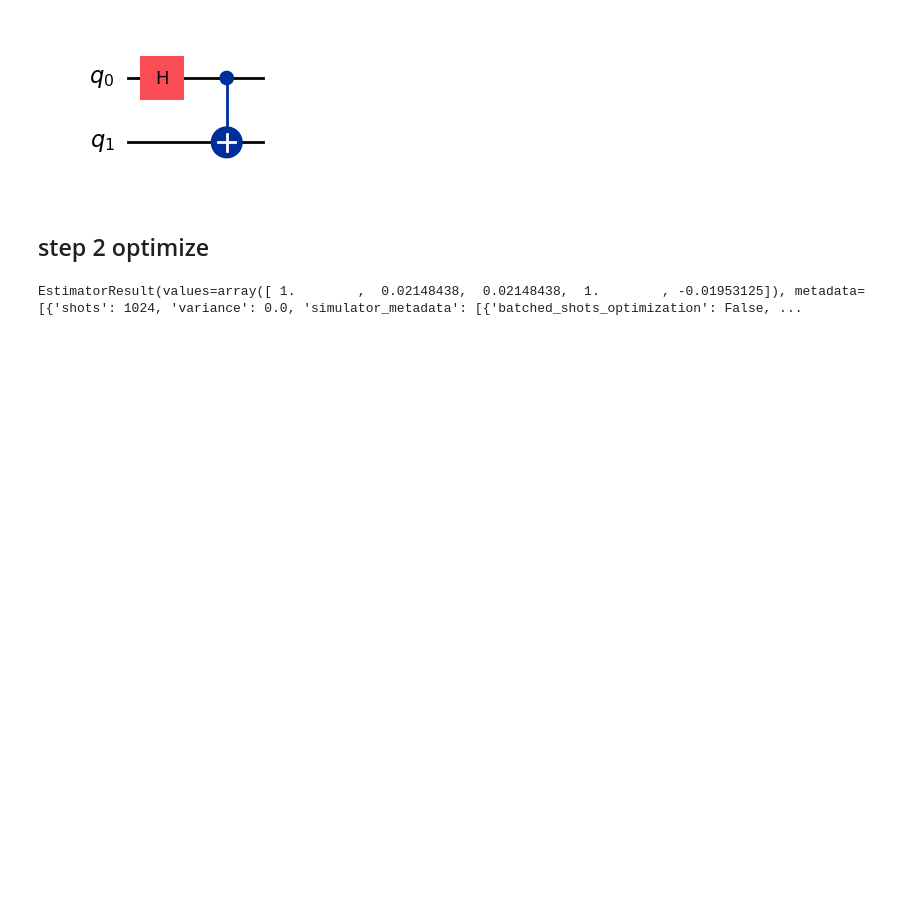
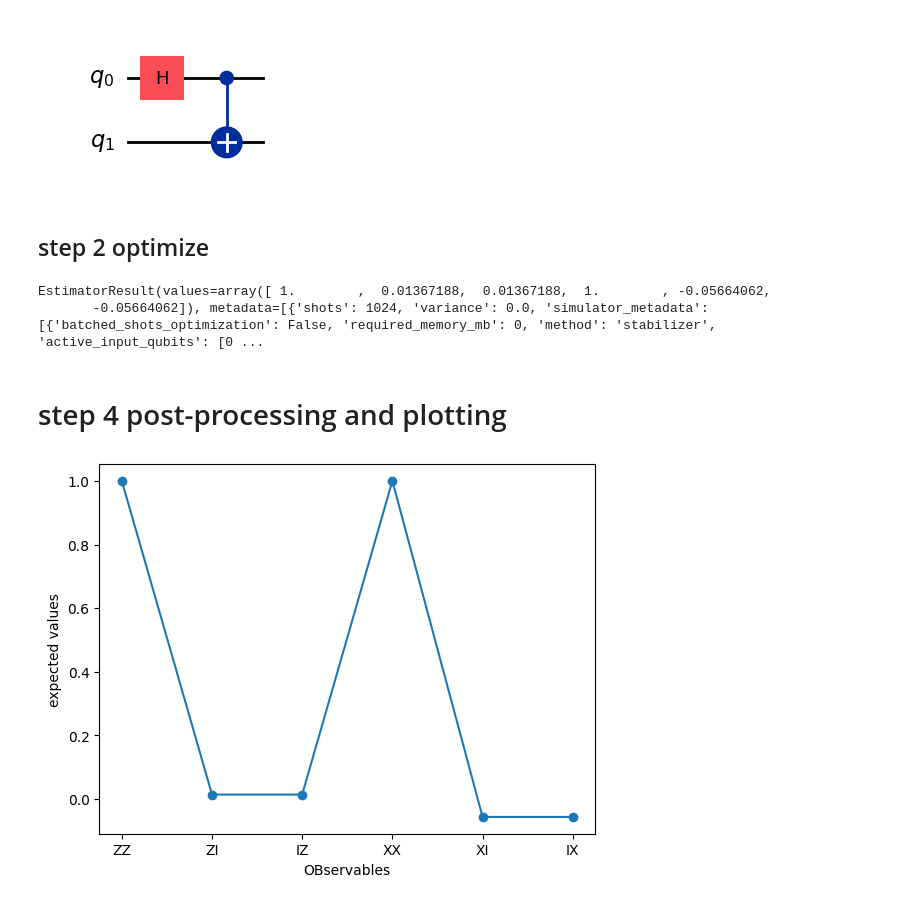
Before and after one commit to Devenvaruv/visual, a Jupyter notebook: helloworld.ipynb, the cells around one changed output. Saved outputs shown, nothing was run; the diff lists cells and outputs as text; code cells hidden in the pictures; blank space fills up the shorter version.

```diff
--- a/helloworld.ipynb
+++ b/helloworld.ipynb
@@ -17,8 +17,9 @@ ZI = Pauli('ZI')
 IZ = Pauli('IZ')
 XX = Pauli('XX')
 XI = Pauli('XI')
+IX = Pauli('IX')
 
-observables = [ZZ, ZI, IZ, XX, XI]
+observables = [ZZ, ZI, IZ, XX, XI, IX]
 # %% [markdown]
 ## step 2 optimize
 # %%
@@ -30,4 +31,20 @@ job = estimator.run([qc] * len(observables), observables)
 
 job.result()
 # %% [output]
-EstimatorResult(values=array([ 1.        ,  0.02148438,  0.02148438,  1.        , -0.01953125]), metadata=[{'shots': 1024, 'variance': 0.0, 'simulator_metadata': [{'batched_shots_optimization': False, ...
+EstimatorResult(values=array([ 1.        ,  0.01367188,  0.01367188,  1.        , -0.05664062,
+       -0.05664062]), metadata=[{'shots': 1024, 'variance': 0.0, 'simulator_metadata': [{'batched_shots_optimization': False, 'required_memory_mb': 0, 'method': 'stabilizer', 'active_input_qubits': [0 ...
+# %% [markdown]
+# step 4 post-processing and plotting
+# %%
+import matplotlib.pyplot as plt
+
+data = ['ZZ', 'ZI', 'IZ', 'XX', 'XI' , 'IX']
+
+values = job.result().values
+
+plt.plot(data, values, '-o')
+plt.xlabel("OBservables")
+plt.ylabel("expected values")
+plt.show()
+# %% [output]
+[figure, added]
```
